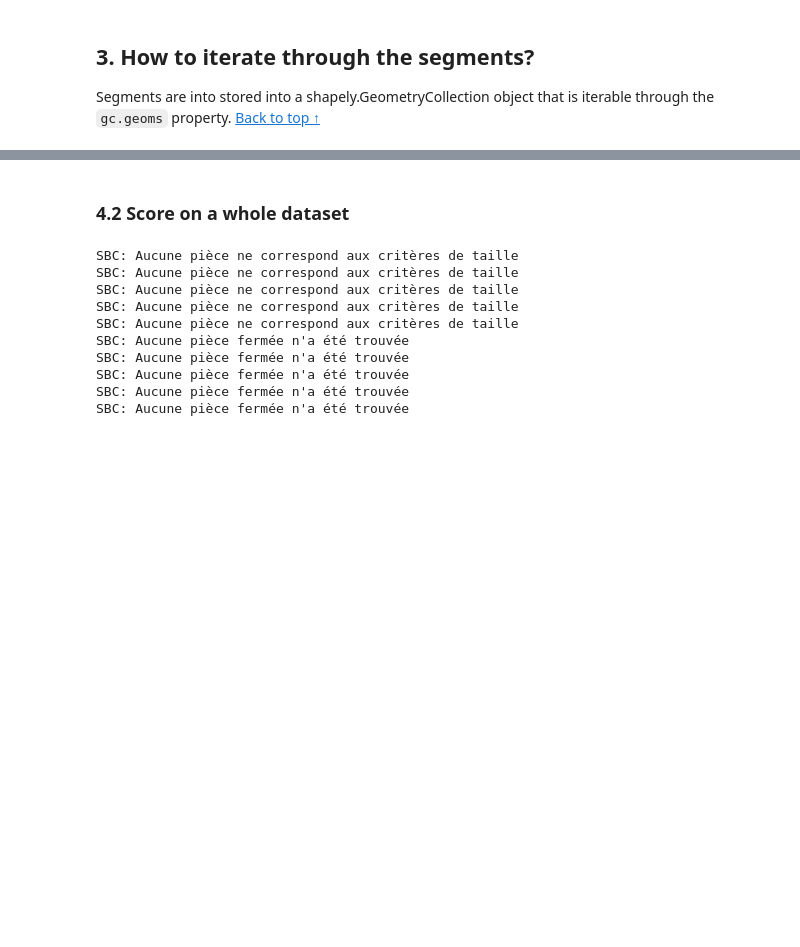
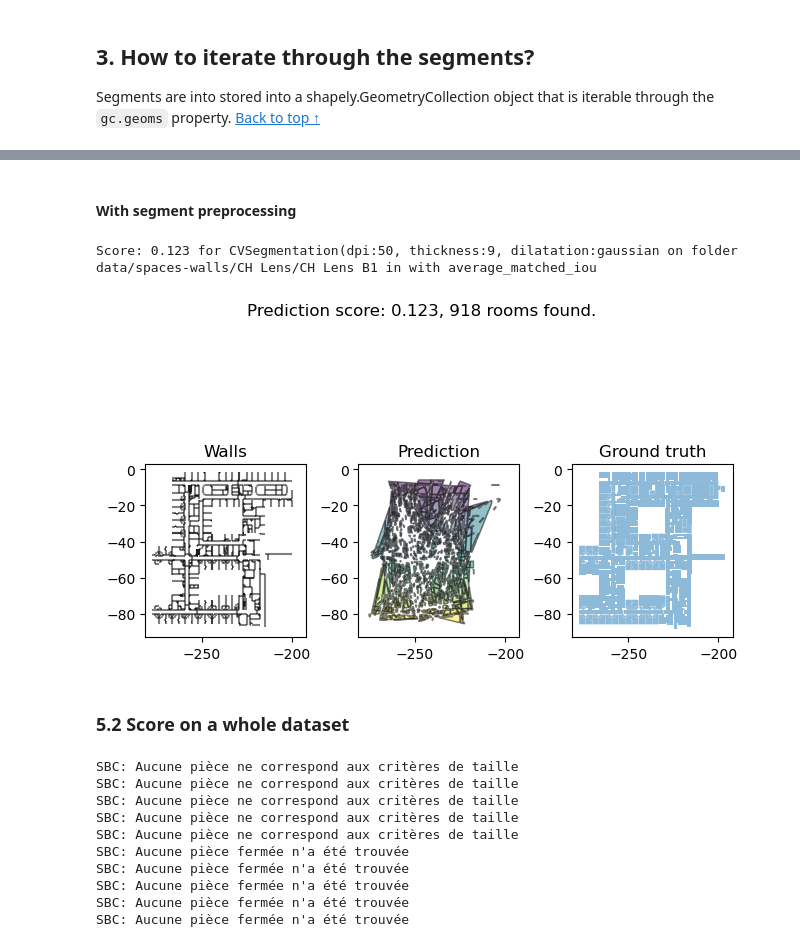
Before and after one commit to waddason/CapstoneContour, a Jupyter notebook: howto.ipynb, the cells around one changed output, grey strips where cells are left out. Cells and saved outputs as stored; diff of their text form; code cells hidden in the pictures; blank space fills up the shorter version.

```diff
--- a/howto.ipynb
+++ b/howto.ipynb
@@ -135,5 +193,27 @@ Score: 0.803 for CVSegmentation(dpi:50, thickness:7, dilatation:gaussian on fold
+# %% [markdown]
+#### With segment preprocessing
+# %%
+# Example with Computer vision
+model = CVSegmentation(
+    thickness=9, surf_min=0.3, surf_max=1_000, clean_segements=True
+)
+score = test_model_on_sample(
+    model,
+    sample_folder=validate_subfolder,
+    metric=metric,
+)
+print(
+    f"Score: {score:.3f} for {model.__name__} on folder "
+    f"{validate_subfolder} in with "
+    f"{metric.__name__}"
+)
+# Display the prediction
+plot_score(model, validate_subfolder, metric).show()
+# %% [output]
+Score: 0.123 for CVSegmentation(dpi:50, thickness:9, dilatation:gaussian on folder data/spaces-walls/CH Lens/CH Lens B1 in with average_matched_iou
+[figure, added]
 # %% [markdown]
-### 4.2 Score on a whole dataset
+### 5.2 Score on a whole dataset
 # %%
 # Score on the whole validation set
 data_folder = Path("data/spaces-walls/Ecole Centrale Thomas/")
```
Also changed, not shown: parts of 18 cells of this notebook.
